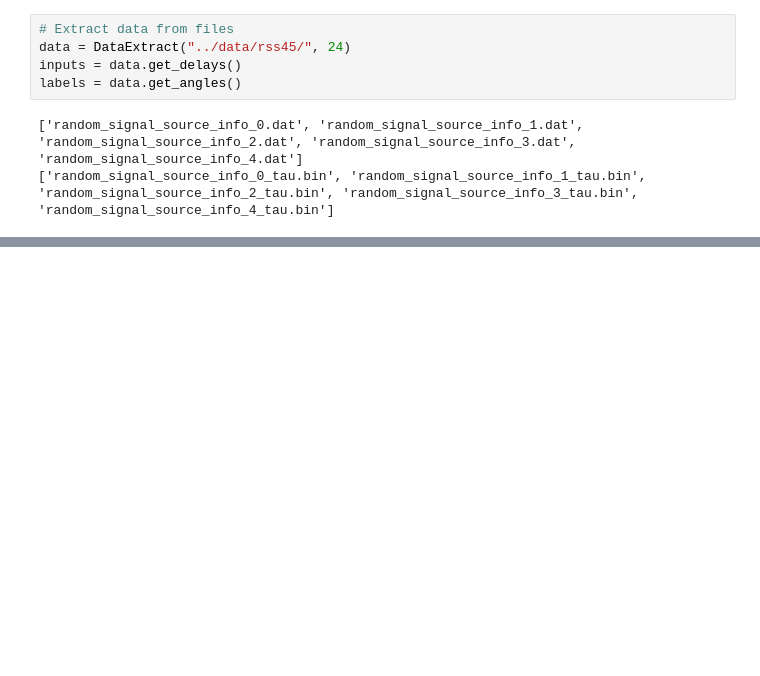
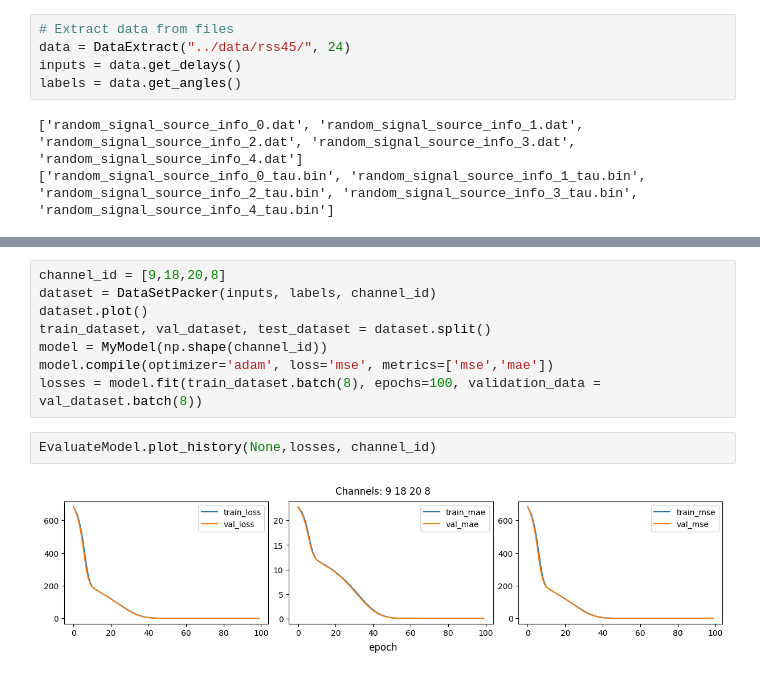
Before and after one commit to nhatvan2231/AA_DOA, a Jupyter notebook: src/python/building_model.ipynb, the cells around one changed output, grey strips where cells are left out. Drawn from its saved outputs; the diff is of its cells as text; blank space fills up the shorter version.

```diff
--- a/src/python/building_model.ipynb
+++ b/src/python/building_model.ipynb
@@ -157,0 +80,12 @@ x = test_dataset.take(1)
+# %%
+channel_id = [9,18,20,8]
+dataset = DataSetPacker(inputs, labels, channel_id)
+dataset.plot()
+train_dataset, val_dataset, test_dataset = dataset.split()
+model = MyModel(np.shape(channel_id))
+model.compile(optimizer='adam', loss='mse', metrics=['mse','mae'])
+losses = model.fit(train_dataset.batch(8), epochs=100, validation_data = val_dataset.batch(8))
+# %%
+EvaluateModel.plot_history(None,losses, channel_id)
+# %% [output]
+[figure, added]
```
Also changed, not shown: parts of 19 cells of this notebook.
